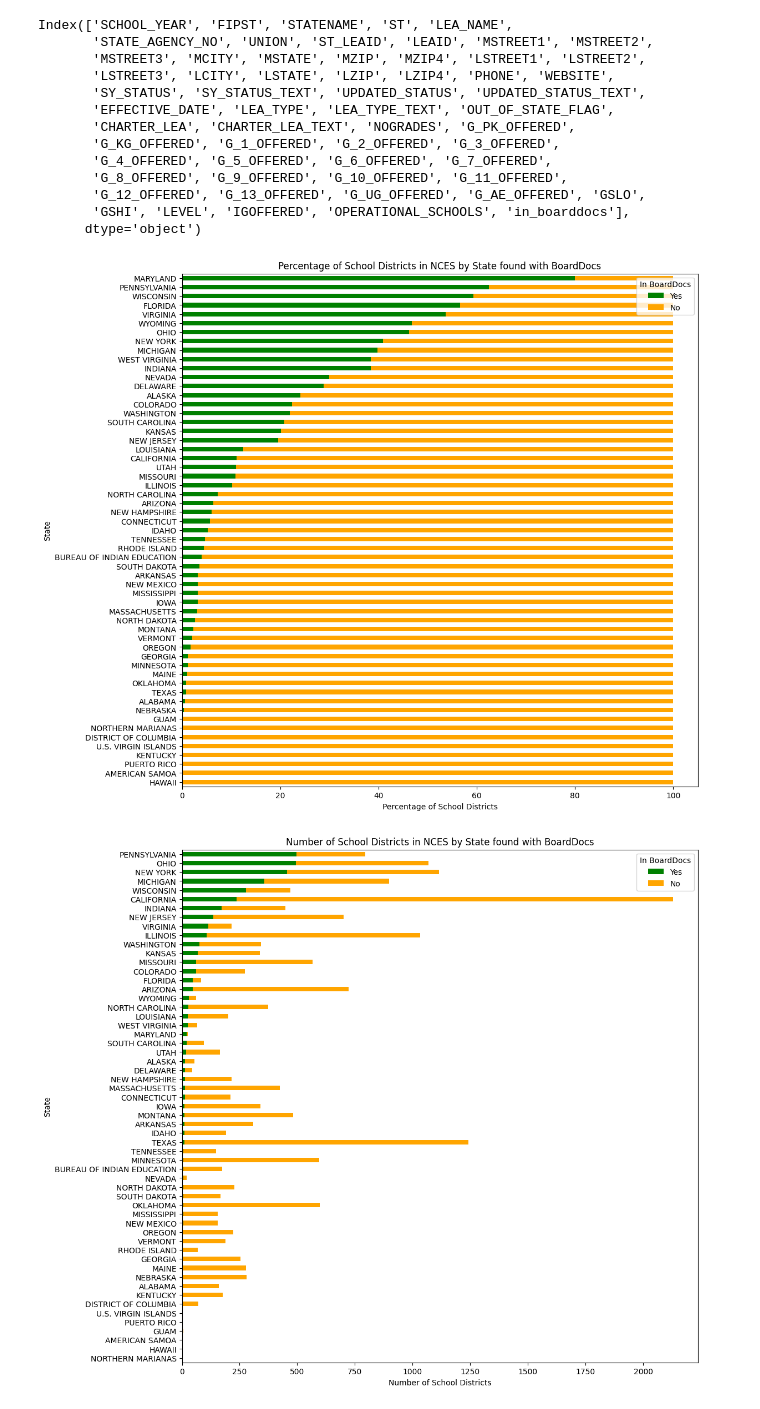
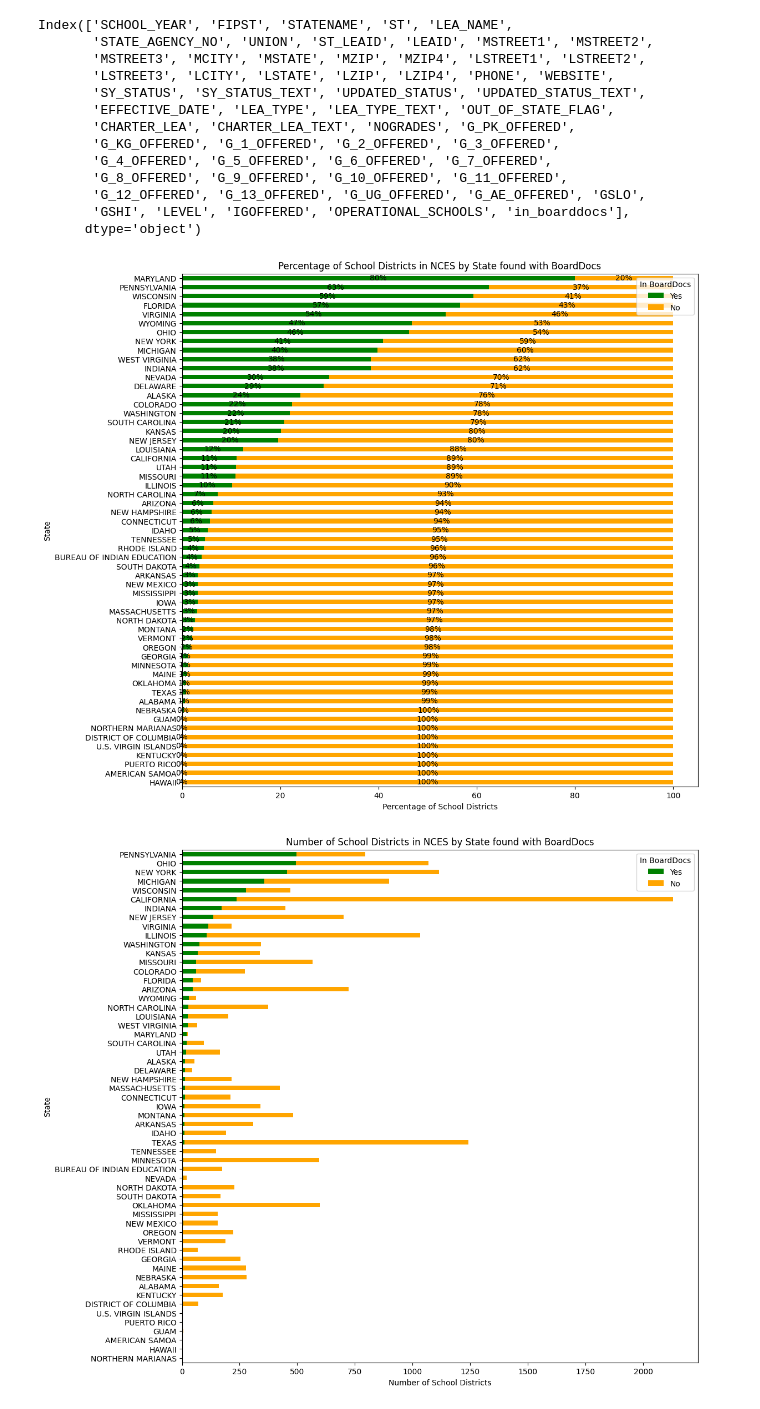
Before and after one commit to audrey-tan/cepr_boarddocs, a Jupyter notebook: misc/compare_number_schools.ipynb, the cells around one changed output. Drawn from its saved outputs; the diff is of its cells as text; code cells hidden in the pictures.

Commit message:
added percentage numbers

```diff
--- a/misc/compare_number_schools.ipynb
+++ b/misc/compare_number_schools.ipynb
@@ -214,24 +214,29 @@ Index(['SCHOOL_YEAR', 'FIPST', 'STATENAME', 'ST', 'LEA_NAME',
 # %%
 # Create a pivot table to count the number of schools by state and in_boarddocs status
 nces_df["in_boarddocs_plot"] = ~nces_df["in_boarddocs"]
 pivot_table = nces_df.pivot_table(index='STATENAME', columns='in_boarddocs_plot', aggfunc='size', fill_value=0)
 
 # Normalize the pivot table to get percentages
 pivot_table_percentage = pivot_table.div(pivot_table.sum(axis=1), axis=0) * 100
 
 # Sort the pivot table by the percentage of schools in BoardDocs
 pivot_table_percentage = pivot_table_percentage.sort_values(by=True, ascending=False)
 
 # Plot the 100% stacked horizontal bar chart
-pivot_table_percentage.plot(kind='barh', stacked=True, figsize=(12, 12), color=['green', 'orange'])
+ax = pivot_table_percentage.plot(kind='barh', stacked=True, figsize=(12, 12), color=['green', 'orange'])
 plt.ylabel('State')
 plt.xlabel('Percentage of School Districts')
 plt.title('Percentage of School Districts in NCES by State found with BoardDocs')
 plt.legend(title='In BoardDocs', labels=['Yes', 'No'])
+
+# Annotate the bars with the percentage values
+for i in ax.containers:
+    ax.bar_label(i, fmt='%.0f%%', label_type='center')
+
 plt.savefig("../boarddocs_tabulation/percentage_coverage.png")
 plt.show()
 # %% [output]
-[figure, old version]
+[figure, new version]
 # %%
 # Create a pivot table to count the number of schools by state and in_boarddocs status
 nces_df["in_boarddocs_plot"] = ~nces_df["in_boarddocs"]
```
Also changed, not shown: parts of 1 cell of this notebook, 2 other files.
